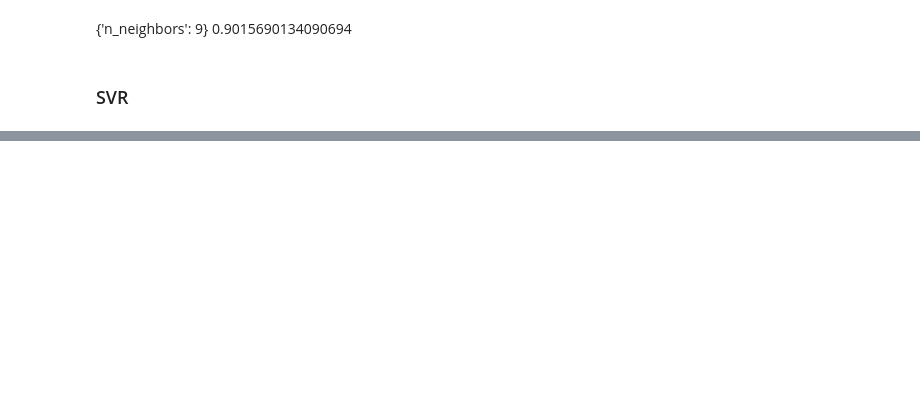
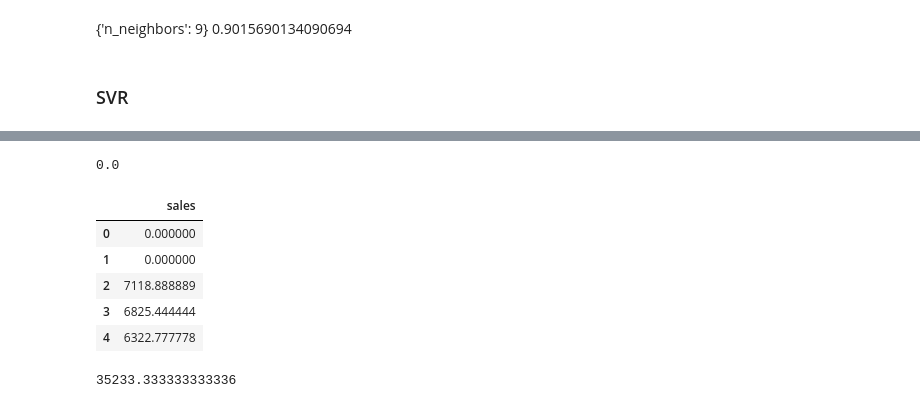
Before and after one commit to natanael-2012/Ironkaggle, a Jupyter notebook: working.ipynb, the cells around one changed output, grey strips where cells are left out. Saved outputs shown, nothing was run; the diff lists cells and outputs as text; code cells hidden in the pictures; blank space fills up the shorter version.

```diff
--- a/working.ipynb
+++ b/working.ipynb
@@ -389,7 +401,7 @@ The linear regression consistently obtained an R2 score of 0.87.
 # Desicion tree
 from sklearn.tree import DecisionTreeRegressor
 
-dt = DecisionTreeRegressor(max_depth=3)
+dt = DecisionTreeRegressor(max_depth=9)
 dt.fit(X_train, y_train)
 
 y_train_pred = dt.predict(X_train)
@@ -504,0 +707,18 @@ print(grid_search.best_score_)
+# %%
+y_real_data_pred_knn = knn.predict(real_data)
+submission['sales'] = y_real_data_pred_knn
+submission.to_csv('data/submission_knn.csv', index=False)
+print(y_real_data_pred_knn.min())
+submission.head()
+# %% [output]
+0.0
+|  | sales |
+| 0 | 0.000000 |
+| 1 | 0.000000 |
+| 2 | 7118.888889 |
+| 3 | 6825.444444 |
+| 4 | 6322.777778 |
+# %%
+y_real_data_pred_knn.max()
+# %% [output]
+35233.333333333336
```
Also changed, not shown: parts of 28 cells of this notebook, 14 other files.
